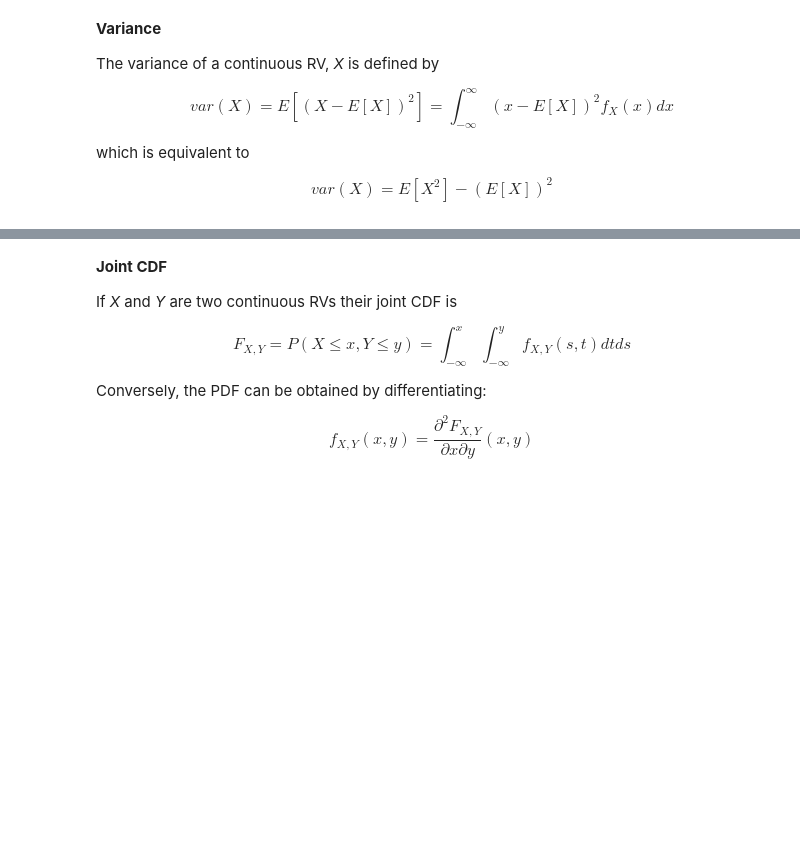
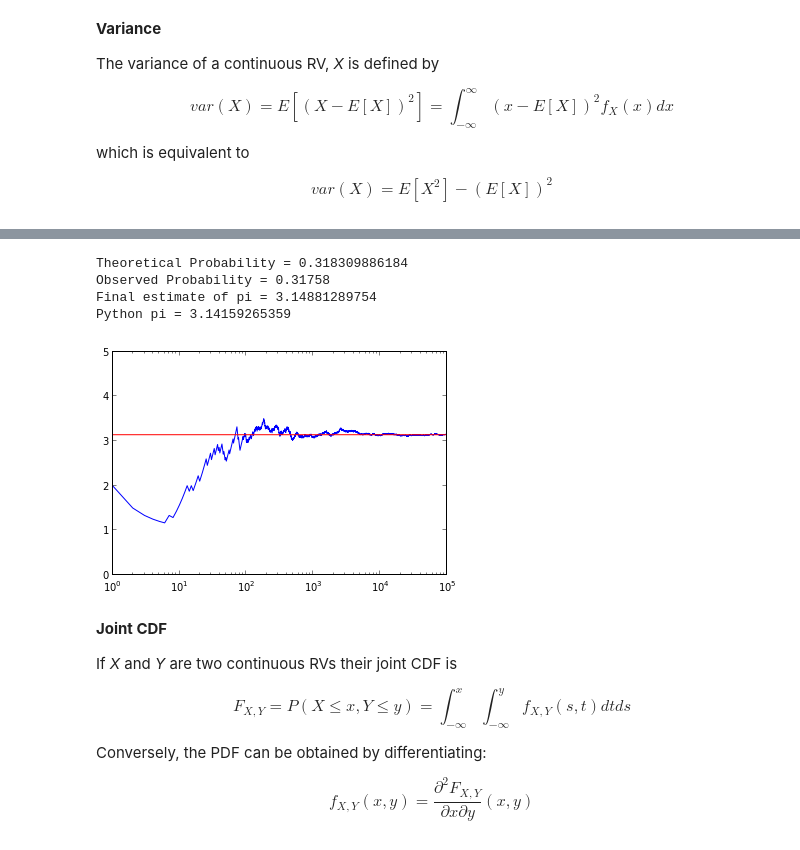
Before and after one commit to masinoa/probability, a Jupyter notebook: Continuous_Random_Variables.ipynb, the cells around one changed output, grey strips where cells are left out. Saved outputs shown, nothing was run; the diff lists cells and outputs as text; code cells hidden in the pictures; blank space fills up the shorter version.

```diff
--- a/Continuous_Random_Variables.ipynb
+++ b/Continuous_Random_Variables.ipynb
@@ -51,3 +76,37 @@ $$f_X\left(x\right) = \int_{-\infty}^{\infty} f_{X,Y}\left(x,y\right) dy$$
+# %%
+from scipy.stats import uniform
+
+#choose d = 2l
+nl = 1 #needle length
+d = 2*nl
+
+#joint uniform random variable
+rv = uniform(loc=[0,0], scale=[d/2.0, math.pi/2.0])
+
+#number of times needle is randomly placed
+numSamples = 100000
+
+samples = rv.rvs(size=(numSamples,2))
+intersections = [samples[i][0]<=(nl/2.0)*math.sin(samples[i][1]) for i in range(numSamples)]
+piEst = [int(intersections[0])]
+for i in range(numSamples-1): piEst.append(piEst[i] + int(intersections[i+1]))
+piEst = [(i+1)/max(.1, float(piEst[i])) for i in range(numSamples)]
+
+print "Theoretical Probability = {0}".format(2*nl/math.pi/float(d))
+print "Observed Probability = {0}".format(numpy.sum(intersections)/float(numSamples))
+print "Final estimate of pi = {0}".format(piEst[numSamples-1])
+print "Python pi = {0}".format(pi)
+
+plot(piEst)
+plot([pi for i in range(numSamples)], 'r')
+pyplot.ylim(0,5)
+pyplot.xscale('log')
+# %% [output]
+Theoretical Probability = 0.318309886184
+Observed Probability = 0.31758
+Final estimate of pi = 3.14881289754
+Python pi = 3.14159265359
+[figure, added]
 # %% [markdown]
 **Joint CDF**
 
```
Also changed, not shown: parts of 6 cells of this notebook, 1 other file.
